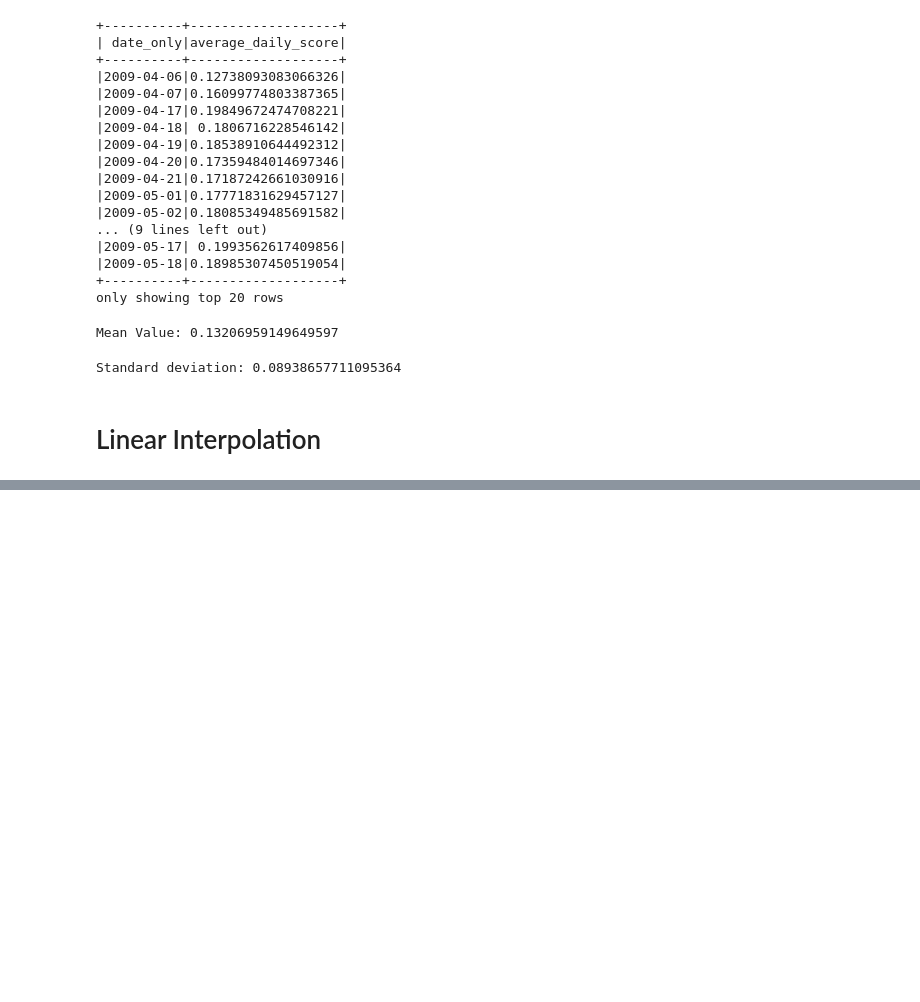
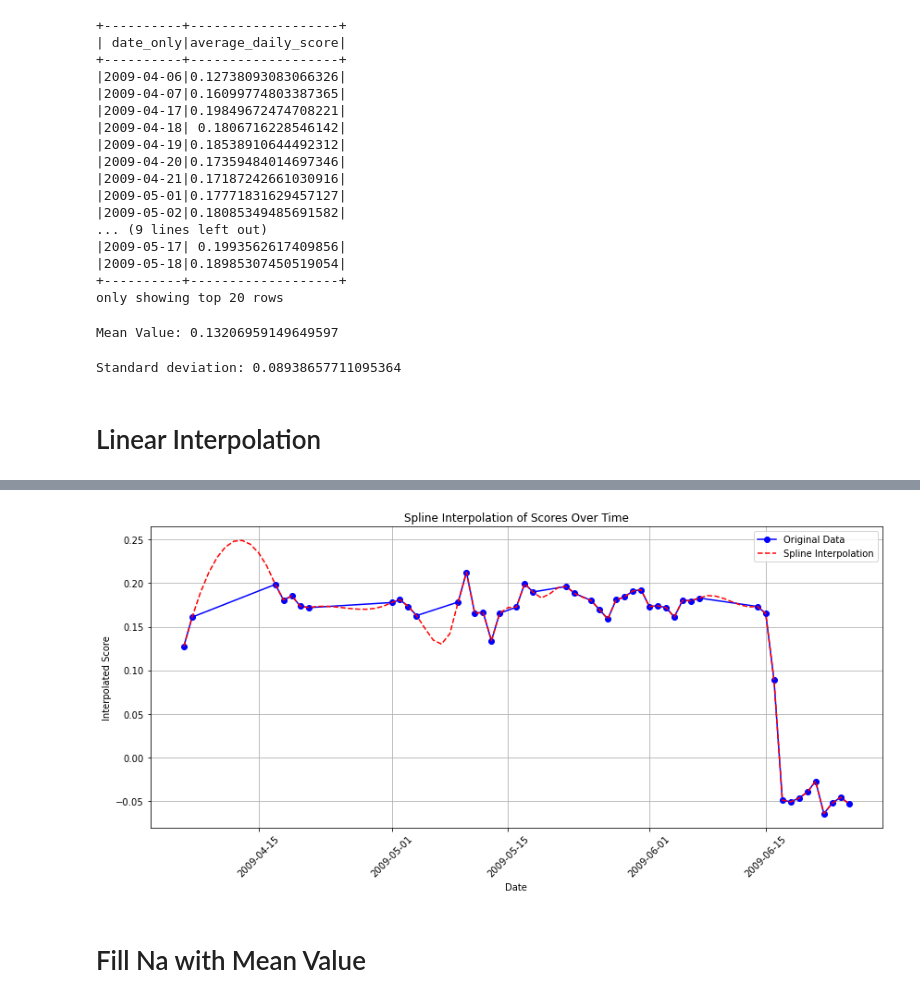
Before and after one commit to Grkmcu44/TwitterData, a Jupyter notebook: Twitter_EDA.ipynb, the cells around one changed output, grey strips where cells are left out. Saved outputs shown, nothing was run; the diff lists cells and outputs as text; code cells hidden in the pictures; blank space fills up the shorter version.

```diff
--- a/Twitter_EDA.ipynb
+++ b/Twitter_EDA.ipynb
@@ -874,0 +944,19 @@ plt.show()
+# %%
+#Line Graph
+plt.figure(figsize=(12, 6))
+plt.plot(dates, scores, label="Original Data", marker='o', linestyle='-', color='blue')
+plt.plot(new_dates, new_scores, label="Spline Interpolation", linestyle='--', color='red')
+plt.xlabel("Date")
+plt.ylabel("Interpolated Score")
+plt.title("Spline Interpolation of Scores Over Time")
+plt.grid(True)
+plt.legend()
+plt.xticks(rotation=45)
+plt.tight_layout()
+
+# show
+plt.show()
+# %% [output]
+[figure, added]
+# %% [markdown]
+# Fill Na with Mean Value
```
Also changed, not shown: parts of 89 cells of this notebook.
